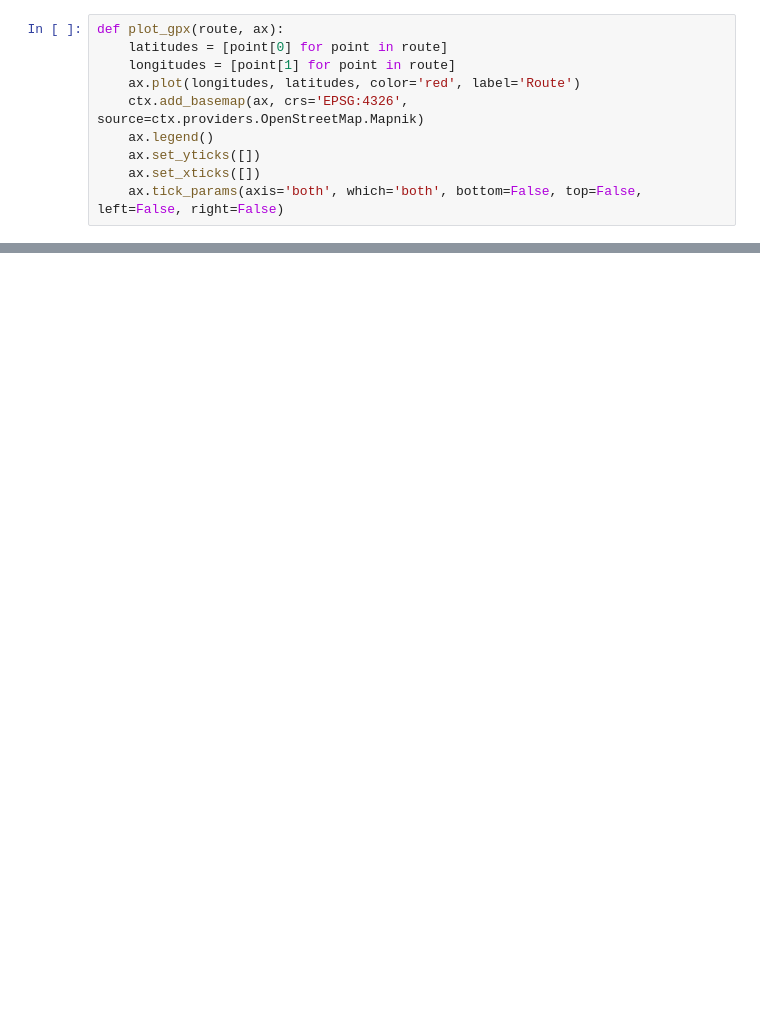
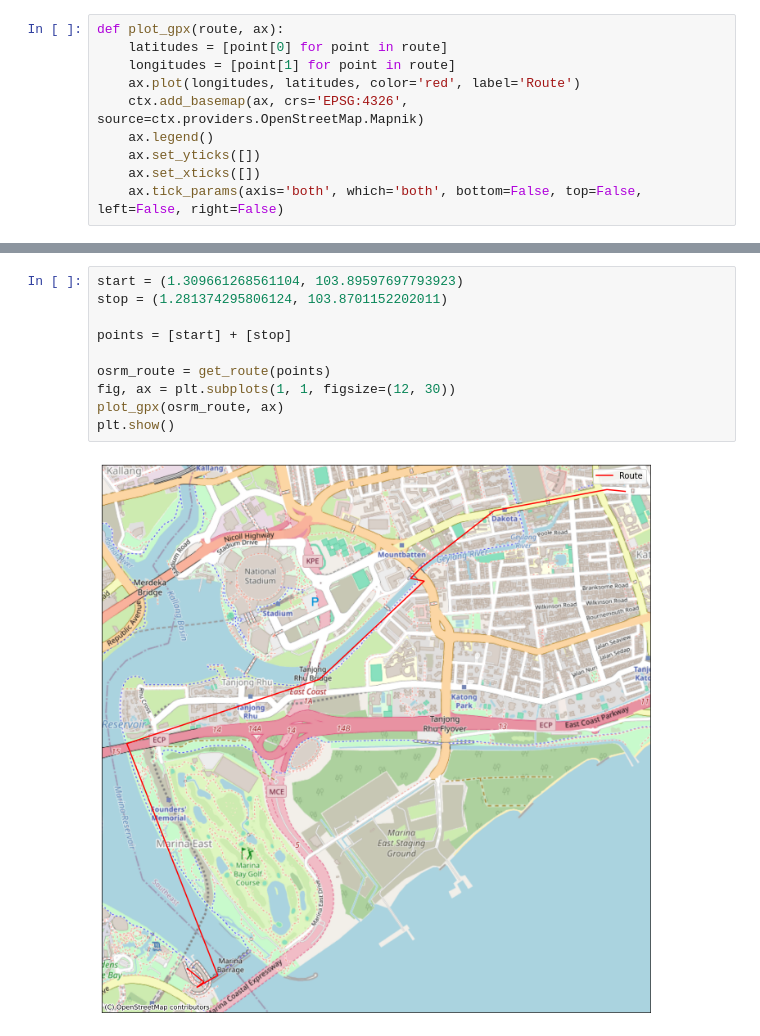
Before and after one commit to evgeniyarbatov/osrm-gpx-map, a Jupyter notebook: notebooks/Query OSRM to get GPX route.ipynb, the cells around one changed output, grey strips where cells are left out. Cells and saved outputs as stored; diff of their text form; blank space fills up the shorter version.

```diff
--- a/notebooks/Query OSRM to get GPX route.ipynb
+++ b/notebooks/Query OSRM to get GPX route.ipynb
@@ -48,0 +49,12 @@ plt.show()
+# %%
+start = (1.309661268561104, 103.89597697793923)
+stop = (1.281374295806124, 103.8701152202011)
+
+points = [start] + [stop]
+
+osrm_route = get_route(points)
+fig, ax = plt.subplots(1, 1, figsize=(12, 30))
+plot_gpx(osrm_route, ax)
+plt.show()
+# %% [output]
+[figure, added]
```
Also changed, not shown: parts of 3 cells of this notebook, 26 other files.
